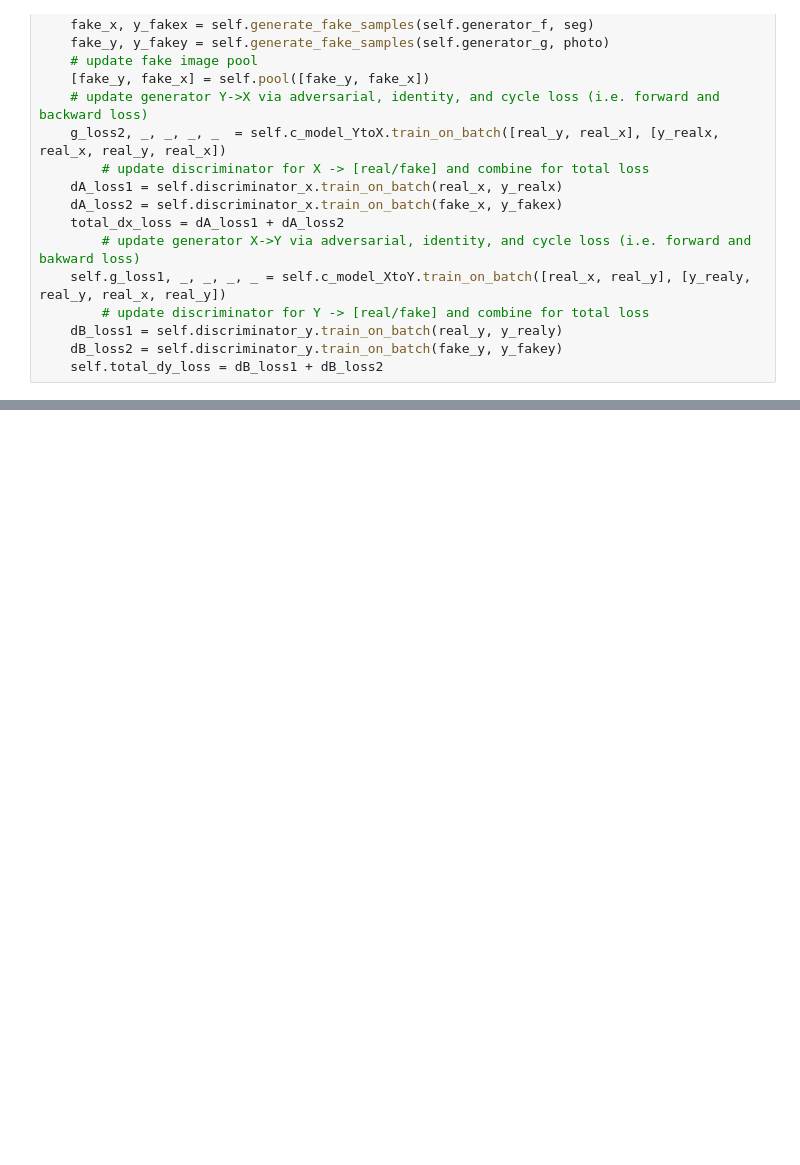
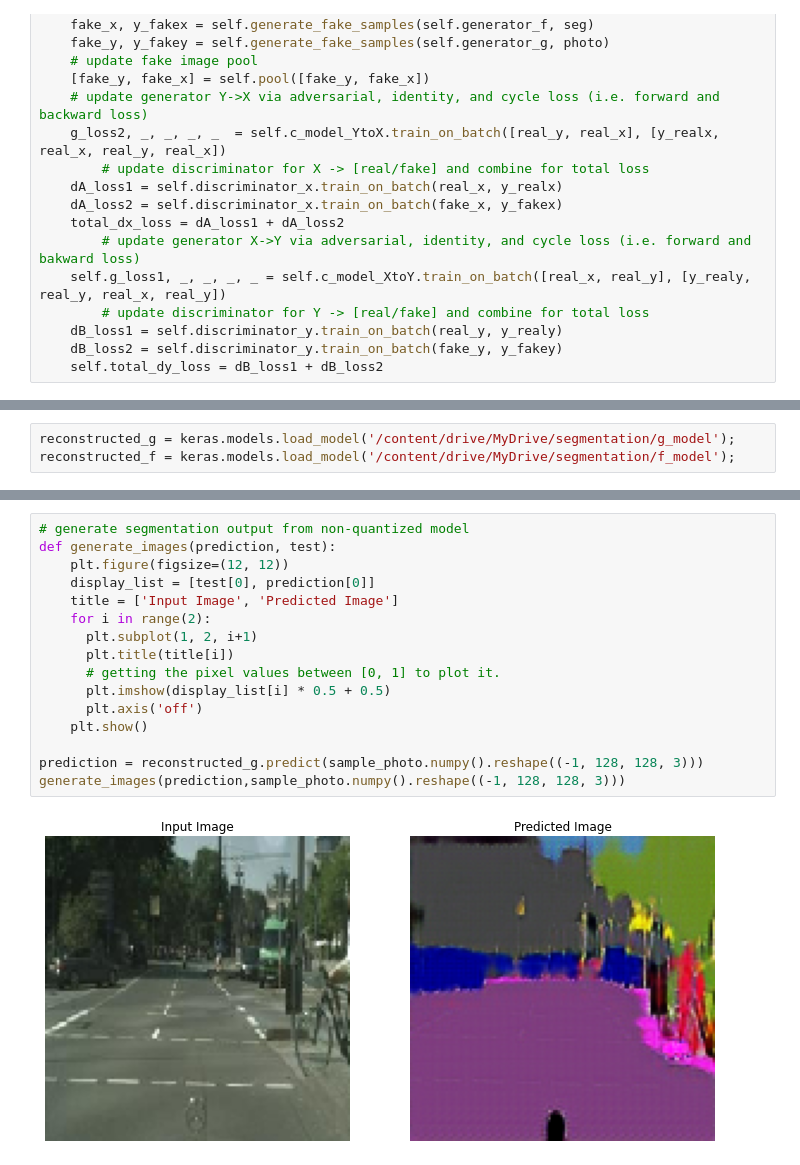
Before and after one commit to AdamClarkStandke/GAN_Models, a Jupyter notebook: CycleGANv2020_ResNetCompositeBufferModel.ipynb, the cells around one changed output, grey strips where cells are left out. Drawn from its saved outputs; the diff is of its cells as text; blank space fills up the shorter version.

```diff
--- a/CycleGANv2020_ResNetCompositeBufferModel.ipynb
+++ b/CycleGANv2020_ResNetCompositeBufferModel.ipynb
@@ -604,0 +661,3 @@ Saving weights for step 148750
+# %%
+reconstructed_g = keras.models.load_model('/content/drive/MyDrive/segmentation/g_model');
+reconstructed_f = keras.models.load_model('/content/drive/MyDrive/segmentation/f_model');
@@ -604,0 +705,18 @@ Saving weights for step 148750
+# %%
+# generate segmentation output from non-quantized model
+def generate_images(prediction, test):
+    plt.figure(figsize=(12, 12))
+    display_list = [test[0], prediction[0]]
+    title = ['Input Image', 'Predicted Image']
+    for i in range(2):
+      plt.subplot(1, 2, i+1)
+      plt.title(title[i])
+      # getting the pixel values between [0, 1] to plot it.
+      plt.imshow(display_list[i] * 0.5 + 0.5)
+      plt.axis('off')
+    plt.show()
+
+prediction = reconstructed_g.predict(sample_photo.numpy().reshape((-1, 128, 128, 3)))
+generate_images(prediction,sample_photo.numpy().reshape((-1, 128, 128, 3)))
+# %% [output]
+[figure, added]
```
Also changed, not shown: parts of 32 cells of this notebook.
